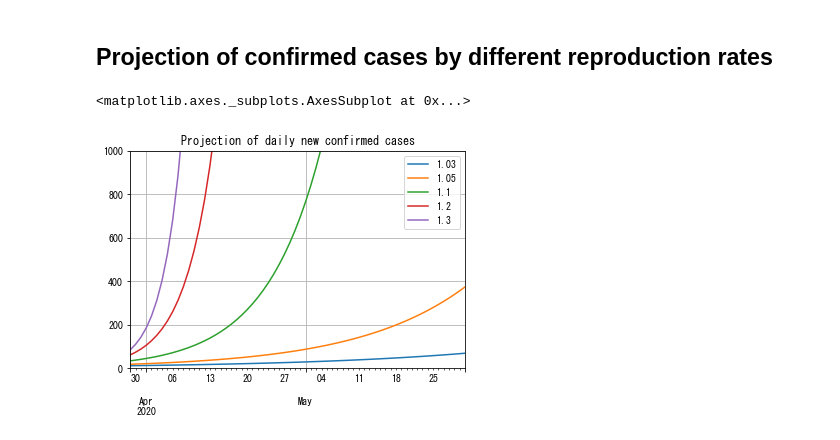
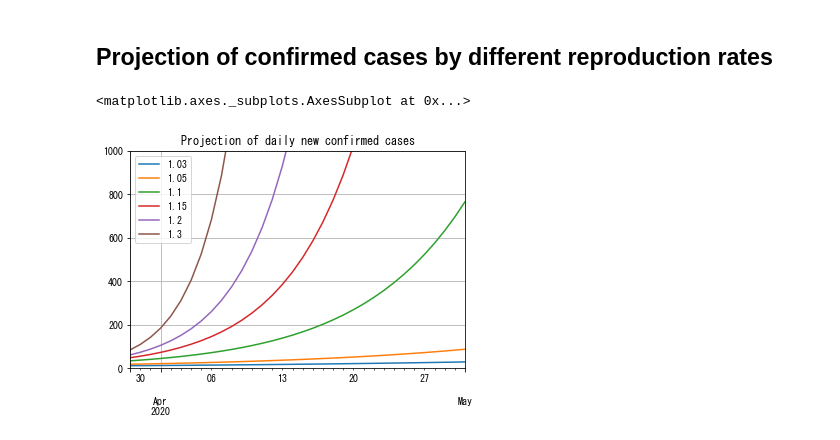
Before and after one commit to personal-hm2/coronavirus_model, a Jupyter notebook: COVID-19 Plot.ipynb, the cells around one changed output. Drawn from its saved outputs; the diff is of its cells as text; code cells hidden in the pictures.

```diff
--- a/COVID-19 Plot.ipynb
+++ b/COVID-19 Plot.ipynb
@@ -186,22 +171,22 @@ data_to_plot
 # %%
 %matplotlib inline
 import pandas as pd
 import matplotlib.pyplot as plt
 import numpy as np
 
 start_date = "2020/03/29"
-end_date = "2020/05/31"
+end_date = "2020/05/1"
 I0 = 362
-reproduction_rates = np.array([1.03, 1.05, 1.1, 1.2, 1.3])
+reproduction_rates = np.array([1.03, 1.05, 1.1, 1.15, 1.2, 1.3])
 
 dates = pd.date_range(start_date, end_date)
 c = np.zeros((len(dates), len(reproduction_rates)))
 for i in range(len(reproduction_rates)):
     c[:,i] = reproduction_rates[i] ** (np.arange(len(dates)) - 1) * I0 * (reproduction_rates[i] - 1)
 
 
 sim = pd.DataFrame(c, index=dates, columns=reproduction_rates)
 sim.plot(ylim=[0, 1000], title="Projection of daily new confirmed cases", grid=True)
 # %% [output]
 <matplotlib.axes._subplots.AxesSubplot at 0x...>
-[figure, old version]
+[figure, new version]
```
Also changed, not shown: parts of 6 cells of this notebook.
